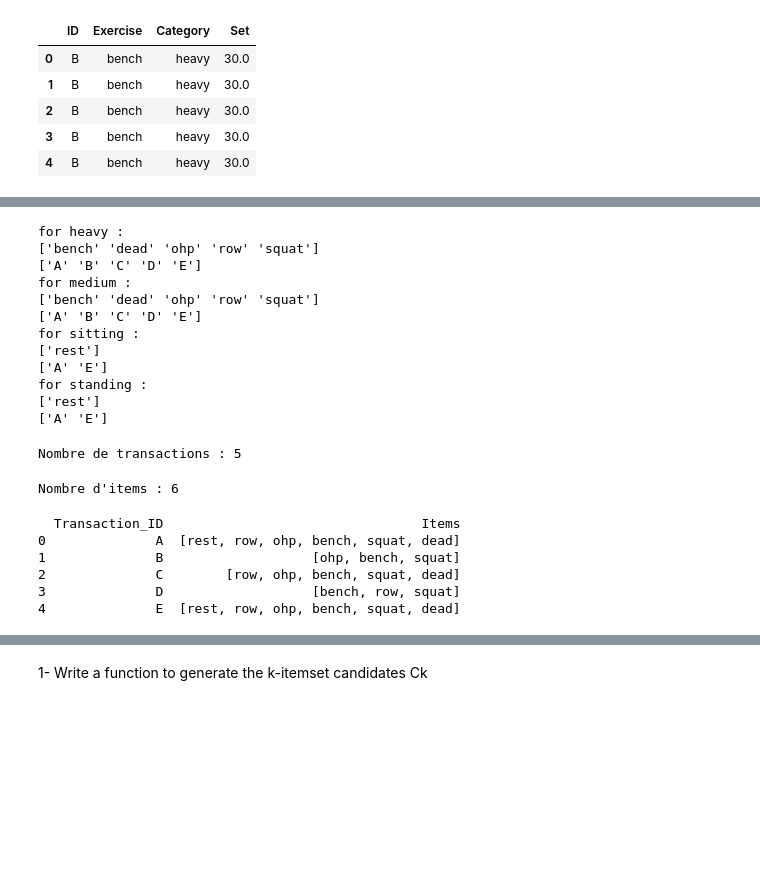
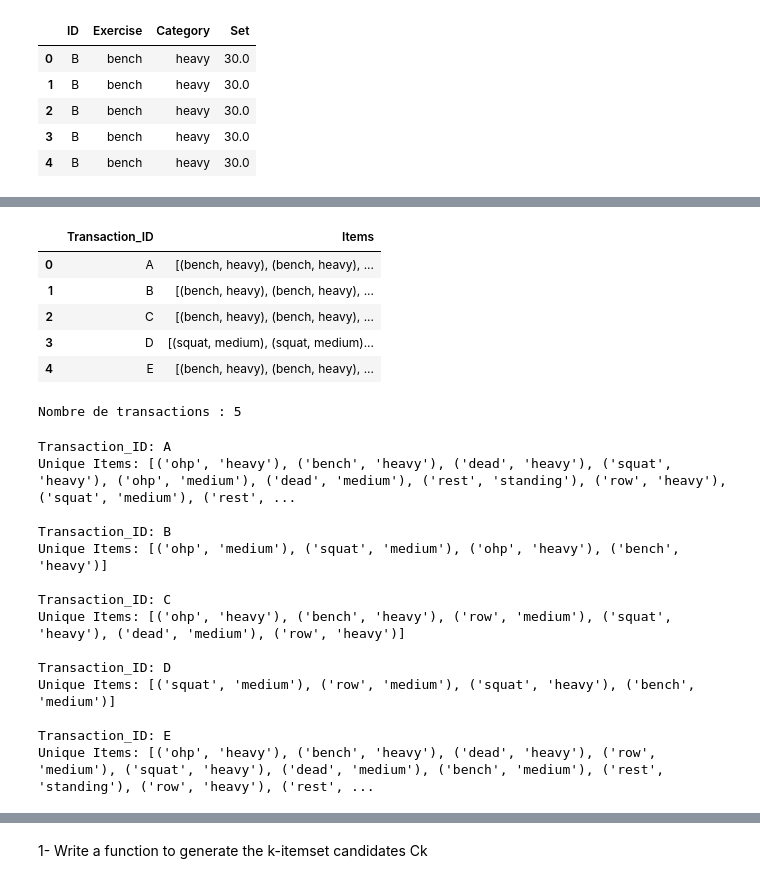
Before and after one commit to felladib/DATA_MIND_TP, a Jupyter notebook: TP4/TP4.ipynb, the cells around one changed output, grey strips where cells are left out. Saved outputs shown, nothing was run; the diff lists cells and outputs as text; code cells hidden in the pictures; blank space fills up the shorter version.

```diff
--- a/TP4/TP4.ipynb
+++ b/TP4/TP4.ipynb
@@ -153,21 +94,15 @@ for E :
-# %%
-for cat in np.unique(data['Category']):
-    dataA = data[data['Category'] == cat]
-    print (f"for {cat} :")
-    # print(np.unique(dataA['Set']))
-    print(np.unique(dataA['Exercise']))
-    print(np.unique(dataA['ID']))
-# %% [output]
-for heavy :
-['bench' 'dead' 'ohp' 'row' 'squat']
-['A' 'B' 'C' 'D' 'E']
-for medium :
-['bench' 'dead' 'ohp' 'row' 'squat']
-['A' 'B' 'C' 'D' 'E']
-for sitting :
-['rest']
-['A' 'E']
-for standing :
-['rest']
-['A' 'E']
+# %%
+# Group by ID and aggregate unique Exercises into a list
+dataset_transition = data.groupby('ID').apply(
+    lambda x: list(zip(x['Exercise'], x['Category']))
+).reset_index()
+dataset_transition.columns = ['Transaction_ID', 'Items']
+dataset_transition.head(5)
+# %% [output]
+|  | Transaction_ID | Items |
+| 0 | A | [(bench, heavy), (bench, heavy), ... |
+| 1 | B | [(bench, heavy), (bench, heavy), ... |
+| 2 | C | [(bench, heavy), (bench, heavy), ... |
+| 3 | D | [(squat, medium), (squat, medium)... |
+| 4 | E | [(bench, heavy), (bench, heavy), ... |
 # %%
@@ -175,20 +110,3 @@ num_transactions = len(data['ID'].unique())
 print(f"Nombre de transactions : {num_transactions}")
 # %% [output]
 Nombre de transactions : 5
-# %%
-num_items = len(data['Exercise'].unique())
-print(f"Nombre d'items : {num_items}")
-# %% [output]
-Nombre d'items : 6
-# %%
-# Group by ID and aggregate unique Exercises into a list
-dataset_exos_2 = data.groupby('ID')['Exercise'].apply(lambda x: list(set(x))).reset_index()
-dataset_exos_2.columns = ['Transaction_ID', 'Items']
-print(dataset_exos_2)
-# %% [output]
-  Transaction_ID                                 Items
-0              A  [rest, row, ohp, bench, squat, dead]
-1              B                   [ohp, bench, squat]
-2              C        [row, ohp, bench, squat, dead]
-3              D                   [bench, row, squat]
-4              E  [rest, row, ohp, bench, squat, dead]
@@ -194,0 +117,20 @@ print(dataset_exos_2)
+# %%
+# Affichage des valeurs uniques pour chaque ID
+for index, row in dataset_transition.iterrows():
+    print(f"Transaction_ID: {row['Transaction_ID']}")
+    print(f"Unique Items: {row['Items']}\n")
+# %% [output]
+Transaction_ID: A
+Unique Items: [('ohp', 'heavy'), ('bench', 'heavy'), ('dead', 'heavy'), ('squat', 'heavy'), ('ohp', 'medium'), ('dead', 'medium'), ('rest', 'standing'), ('row', 'heavy'), ('squat', 'medium'), ('rest', ...
+
+Transaction_ID: B
+Unique Items: [('ohp', 'medium'), ('squat', 'medium'), ('ohp', 'heavy'), ('bench', 'heavy')]
+
+Transaction_ID: C
+Unique Items: [('ohp', 'heavy'), ('bench', 'heavy'), ('row', 'medium'), ('squat', 'heavy'), ('dead', 'medium'), ('row', 'heavy')]
+
+Transaction_ID: D
+Unique Items: [('squat', 'medium'), ('row', 'medium'), ('squat', 'heavy'), ('bench', 'medium')]
+
+Transaction_ID: E
+Unique Items: [('ohp', 'heavy'), ('bench', 'heavy'), ('dead', 'heavy'), ('row', 'medium'), ('squat', 'heavy'), ('dead', 'medium'), ('bench', 'medium'), ('rest', 'standing'), ('row', 'heavy'), ('rest', ...
```
Also changed, not shown: parts of 28 cells of this notebook, 4 other files.
